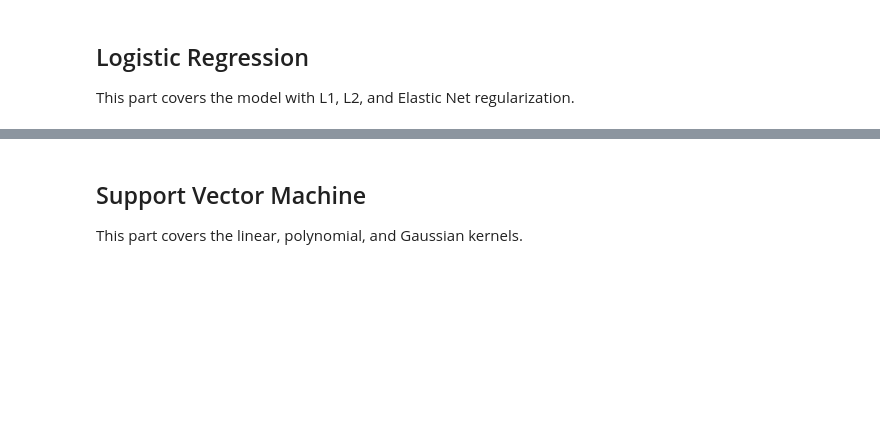
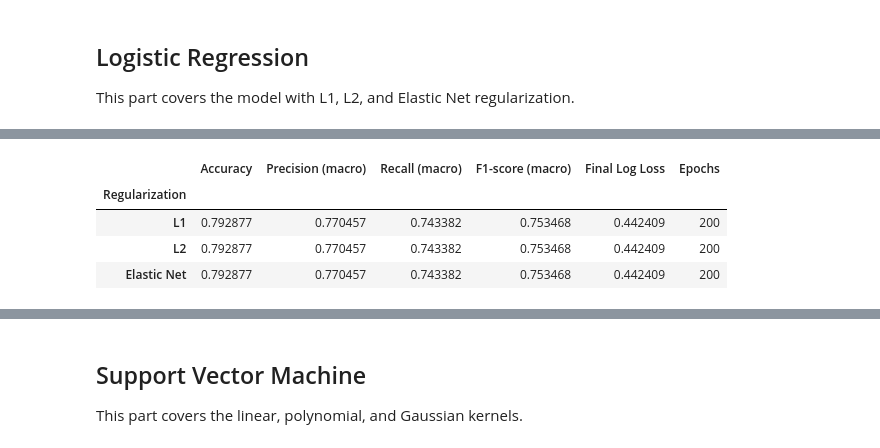
Before and after one commit to EliWidjojo/IF3170_G28_HaalinghamJayaAO3, a Jupyter notebook: notebooks/Notebook Tugas Besar 2 IF3170 Inteligensi Artifisial 2026-2027..ipynb, the cells around one changed output, grey strips where cells are left out. Drawn from its saved outputs; the diff is of its cells as text; code cells hidden in the pictures; blank space fills up the shorter version.

```diff
--- a/notebooks/Notebook Tugas Besar 2 IF3170 Inteligensi Artifisial 2026-2027..ipynb
+++ b/notebooks/Notebook Tugas Besar 2 IF3170 Inteligensi Artifisial 2026-2027..ipynb
@@ -389,4 +547,4 @@ def clip_outliers(frame, bounds):
 
 X_train = clip_outliers(X_train, outlier_bounds)
 X_val = clip_outliers(X_val, outlier_bounds)
-X_test = clip_outliers(X_test, outlier_bounds)here
+X_test = clip_outliers(X_test, outlier_bounds)
@@ -692,4 +929,93 @@ This part covers one chosen variant, which is ID3, C4.5, or CART, and its valida
 
 This part covers the model with L1, L2, and Elastic Net regularization.
 # %%
-# Write your code here
+
+#konversi fitur hasil preprocessing menjadi NumPy array
+X_train_lr = X_train_processed.to_numpy(dtype=float)
+X_val_lr = X_val_processed.to_numpy(dtype=float)
+y_train_lr = y_train_processed.to_numpy()
+y_val_lr = y_val_processed.to_numpy()
+
+#eksperimen untuk tiga jenis regularization
+lr_configs = {
+    "L1": {
+        "penalty": "l1",
+        "lambda1": 0.01,
+        "lambda2": 0.0,
+    },
+    "L2": {
+        "penalty": "l2",
+        "lambda1": 0.0,
+        "lambda2": 0.01,
+    },
+    "Elastic Net": {
+        "penalty": "elastic",
+        "lambda1": 0.01,
+        "lambda2": 0.01,
+    },
+}
+
+lr_models = {}
+lr_results = []
+
+for config_name, params in lr_configs.items():
+    lr_model = LogisticReg(
+        learning_rate=0.01,
+        n_epochs=200,
+        penalty=params["penalty"],
+        lambda1=params["lambda1"],
+        lambda2=params["lambda2"],
+        batch_size=256,
+        shuffle=True,
+        random_state=CFG.SEED,
+    )
+
+    #fit hanya menggunakan training set
+    lr_model.fit(X_train_lr, y_train_lr)
+    lr_models[config_name] = lr_model
+
+    #prediksi pada validation set
+    y_val_pred_lr = lr_model.predict(X_val_lr)
+
+    #eval performa model
+    lr_results.append({
+        "Regularization": config_name,
+        "Accuracy": accuracy_score(y_val_lr, y_val_pred_lr),
+        "Precision (macro)": precision_score(
+            y_val_lr, y_val_pred_lr,
+            average="macro", zero_division=0
+        ),
+        "Recall (macro)": recall_score(
+            y_val_lr, y_val_pred_lr,
+            average="macro", zero_division=0
+        ),
+        "F1-score (macro)": f1_score(
+            y_val_lr, y_val_pred_lr,
+            average="macro", zero_division=0
+        ),
+        "Final Log Loss": lr_model.logloss_history[-1],
+        "Epochs": lr_model.n_epochs_run,
+    })
+
+    print(f"=== Logistic Regression ({config_name}) ===")
+    print(classification_report(
+        y_val_lr, y_val_pred_lr, zero_division=0
+    ))
+
+#summary hasil ketiga konfigurasi
+lr_summary_df = pd.DataFrame(lr_results).set_index("Regularization")
+display(lr_summary_df)
+
+#pilih model terbaik berdasarkan Macro F1-score
+best_lr_config = lr_summary_df["F1-score (macro)"].idxmax()
+best_lr_model = lr_models[best_lr_config]
+y_val_pred_lr = best_lr_model.predict(X_val_lr)
+
+print(f"\nBest Logistic Regression: {best_lr_config}")
+print("Confusion Matrix:")
+display(pd.DataFrame(
+    confusion_matrix(y_val_lr, y_val_pred_lr),
+    index=[f"Actual {label}" for label in best_lr_model.classes],
+    columns=[f"Predicted {label}" for label in best_lr_model.classes],
+))
+# %% [output]
@@ -695,0 +1039,5 @@ This part covers the model with L1, L2, and Elastic Net regularization.
+|  | Accuracy | Precision (macro) | Recall (macro) | F1-score (macro) | Final Log Loss | Epochs |
+| Regularization |  |  |  |  |  |  |
+| L1 | 0.792877 | 0.770457 | 0.743382 | 0.753468 | 0.442409 | 200 |
+| L2 | 0.792877 | 0.770457 | 0.743382 | 0.753468 | 0.442409 | 200 |
+| Elastic Net | 0.792877 | 0.770457 | 0.743382 | 0.753468 | 0.442409 | 200 |
```
Also changed, not shown: parts of 30 cells of this notebook.
